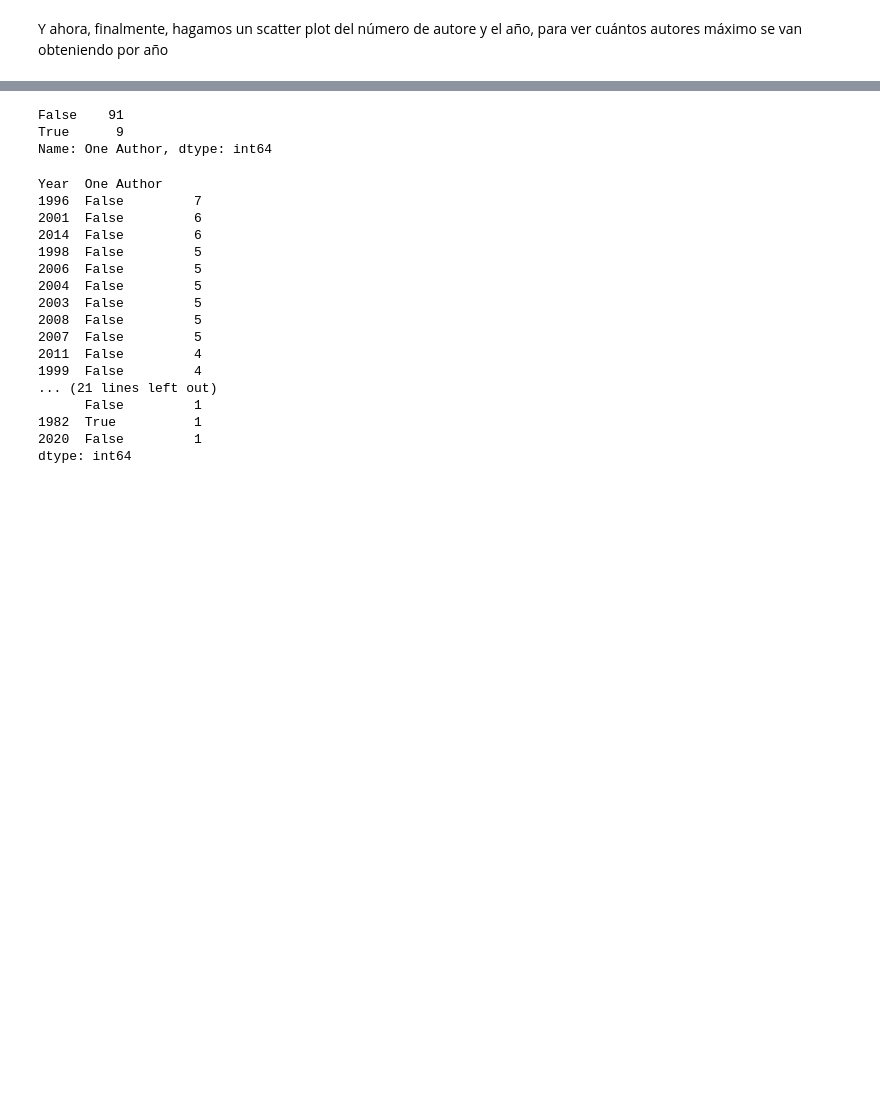
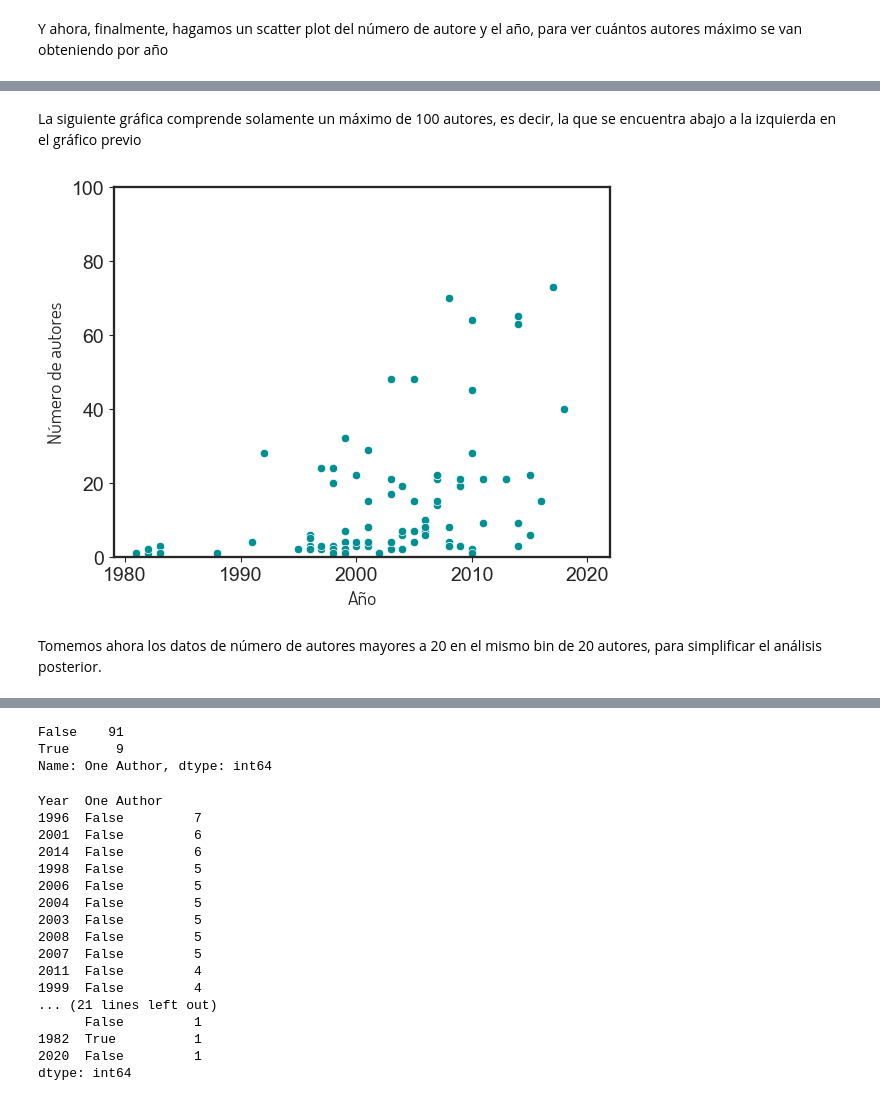
Before and after one commit to nigomezcr/ProyectoBibliometrico, a Jupyter notebook: AnalysisBibliometrico.ipynb, the cells around one changed output, grey strips where cells are left out. Drawn from its saved outputs; the diff is of its cells as text; code cells hidden in the pictures; blank space fills up the shorter version.

```diff
--- a/AnalysisBibliometrico.ipynb
+++ b/AnalysisBibliometrico.ipynb
@@ -146,0 +165,17 @@ Ahora, quisieramos ver el número de artículos de solamente 1 autor, en el mism
+# %% [markdown]
+La siguiente gráfica comprende solamente un máximo de 100 autores, es decir, la que se encuentra abajo a la izquierda en el gráfico previo
+# %%
+sns.scatterplot(y=muestra['Number of Authors'], x=muestra['Year'], color=BackColor1)
+
+plt.xlabel('Año', fontdict=font)
+plt.ylabel('Número de autores', fontdict=font)
+
+plt.ylim(bottom=0, top=100)
+
+plt.savefig('Figures/MuestraScatter.svg')
+plt.savefig('Figures/MuestraScatter.pdf')
+plt.show()
+# %% [output]
+[figure, added]
+# %% [markdown]
+Tomemos ahora los datos de número de autores mayores a 20 en el mismo bin de 20 autores, para simplificar el análisis posterior.
```
Also changed, not shown: parts of 25 cells of this notebook, 9 other files.
